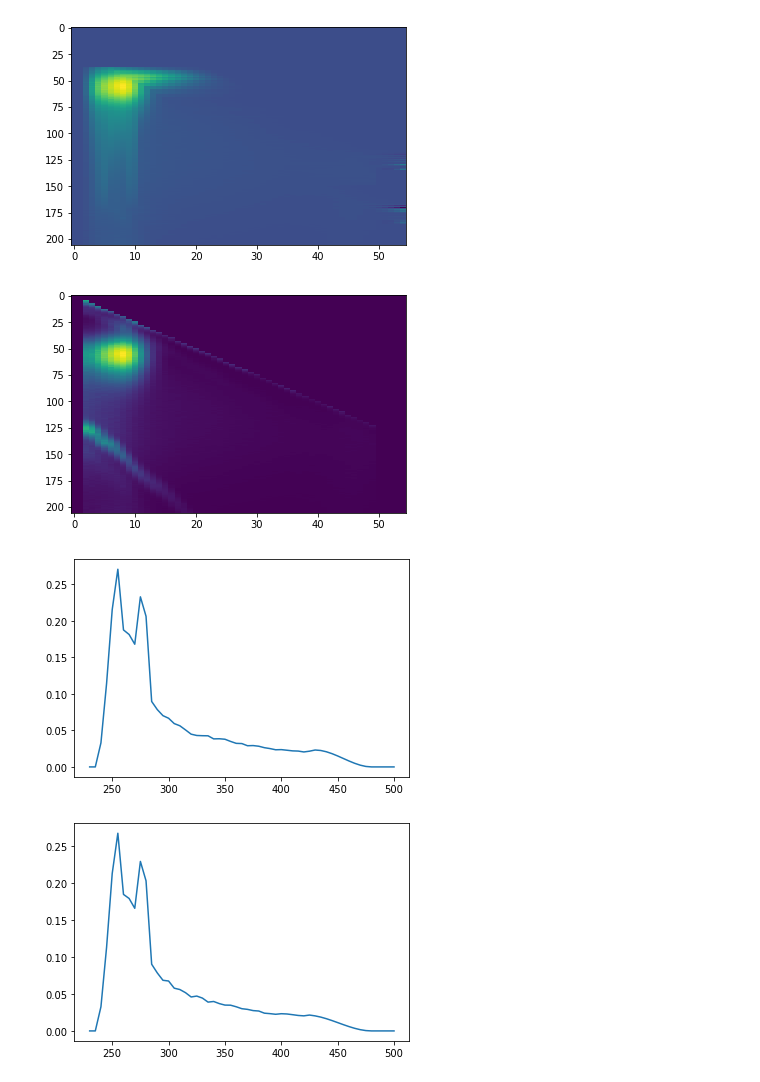
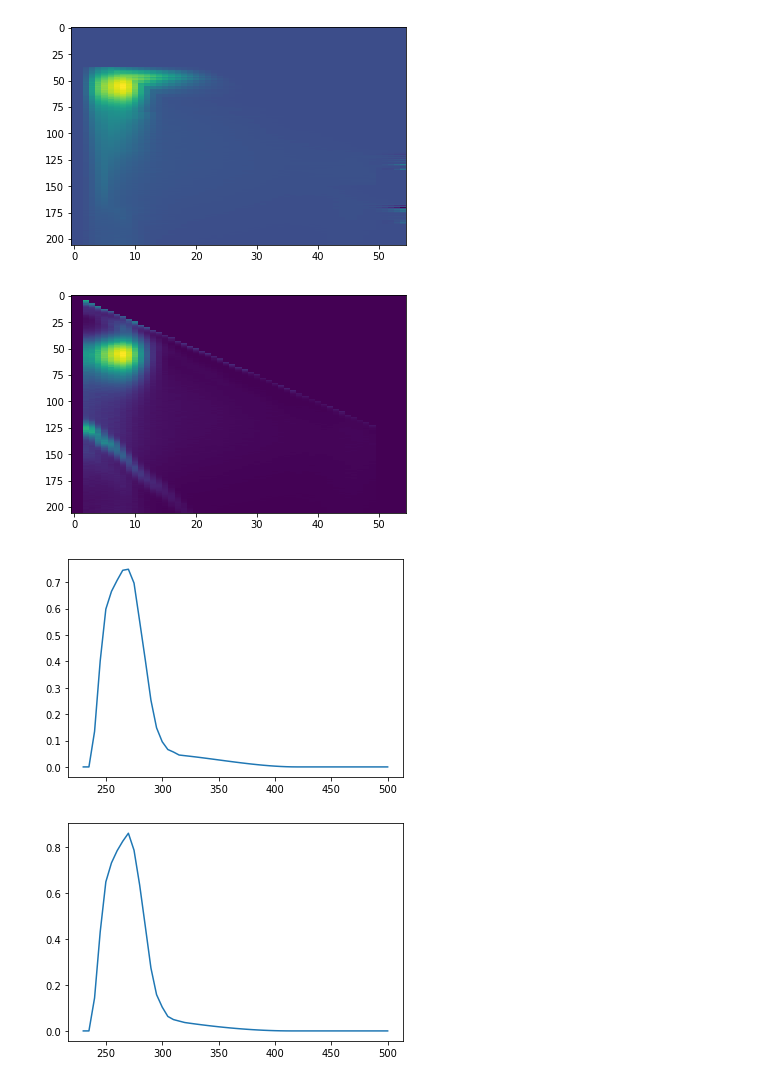
Before and after one commit to 89605502155/course-work-2, a Jupyter notebook: курсовая 3.0.ipynb, the cells around one changed output. Cells and saved outputs as stored; diff of their text form; code cells hidden in the pictures.

```diff
--- a/курсовая 3.0.ipynb
+++ b/курсовая 3.0.ipynb
@@ -186,14 +186,17 @@ while k < 35:
                 yuo=j
                 break
             j+=1
-        for jj in range (j,15): #ищу все минимумы, что бы интерполировать максимумы
-            if (Xx[i,jj]<Xx[i,jj+1]) and (Xx[i,jj]<Xx[i,jj-1]):
-                rtr=jj
-        for fvg in range (j,15):
-            if (fvg<=rtr):
-                tr+=[fvg]
+        for dd in range (yuo,20):
+            if (dd<=yuo+1) or (dd>=15):
+                rt+=[dd]
+            else:
+                tr+=[dd]
+        a10=scipy.interpolate.PchipInterpolator(ll[rt],Xx[i,rt])
+        a11=a10(ll[tr]).astype(float)
+        for ty in range (len(tr)):
+            Xx[i,tr[ty]]=a11[ty]
 
-
+    # интерполирую хвост рассеяния
     X[k,:,:]+=Xx #собираю тензор
     k = k + 1
 # save the fluorescence intensity values together with wavelengths
@@ -211,35 +214,35 @@ plt.imshow(Xx,aspect="auto")
 plt.show();
 plt.imshow(x,aspect="auto")
 plt.show();
-plt.plot(ll,X[34,149,:])
+plt.plot(ll,X[34,77,:])
 plt.show();
-plt.plot(ll,X[34,150,:])
+plt.plot(ll,X[34,75,:])
 plt.show();
-plt.plot(ll,X[34,151,:])
+plt.plot(ll,X[34,76,:])
 plt.show();
 print()
 print(X[5,:,:])
 print(a2)
 # %% [output]
 [240. 242. 244. 246. 248. 250. 252. 254. 256. 258. 260. 262. 264. 266.
  268. 270. 272. 274. 276. 278. 280. 282. 284. 286. 288. 290. 292. 294.
  296. 298. 300. 302. 304. 306. 308. 310. 312. 314. 316. 318. 320. 322.
  324. 326. 328. 330. 332. 334. 336. 338. 340. 342. 344. 346. 348. 350.
  352. 354. 356. 358. 360. 362. 364. 366. 368. 370. 372. 374. 376. 378.
  380. 382. 384. 386. 388. 390. 392. 394. 396. 398. 400. 402. 404. 406.
  408. 410. 412. 414. 416. 418. 420. 422. 424. 426. 428. 430. 432. 434.
  436. 438. 440. 442. 444. 446. 448. 450. 452. 454. 456. 458. 460. 462.
  464. 466. 468. 470. 472. 474. 476. 478. 480. 482. 484. 486. 488. 490.
  492. 494. 496. 498. 500. 502. 504. 506. 508. 510. 512. 514. 516. 518.
  520. 522. 524. 526. 528. 530. 532. 534. 536. 538. 540. 542. 544. 546.
  548. 550. 552. 554. 556. 558. 560. 562. 564. 566. 568. 570. 572. 574.
 ... (12 lines left out)
  [0. 0. 0. ... 0. 0. 0.]
  [0. 0. 0. ... 0. 0. 0.]]
 302.14811874200524
 274.0
 [figure]
 [figure]
 [figure]
-[figure, old version]
+[figure, new version]
-[figure, old version]
+[figure, new version]
```
Also changed, not shown: parts of 1 cell of this notebook, 1 other file.
